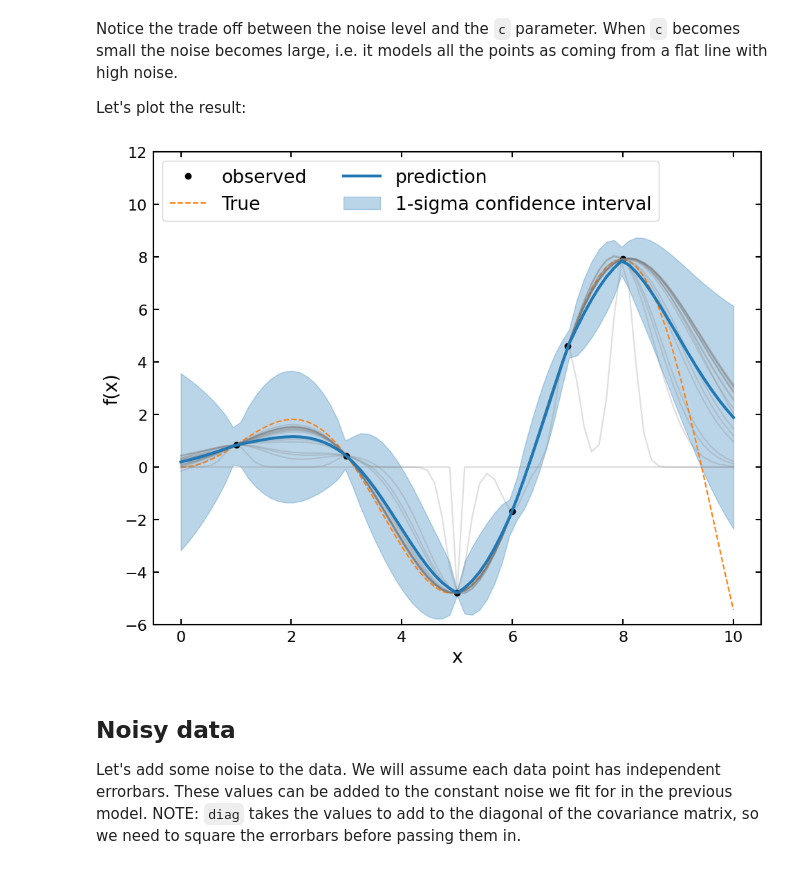
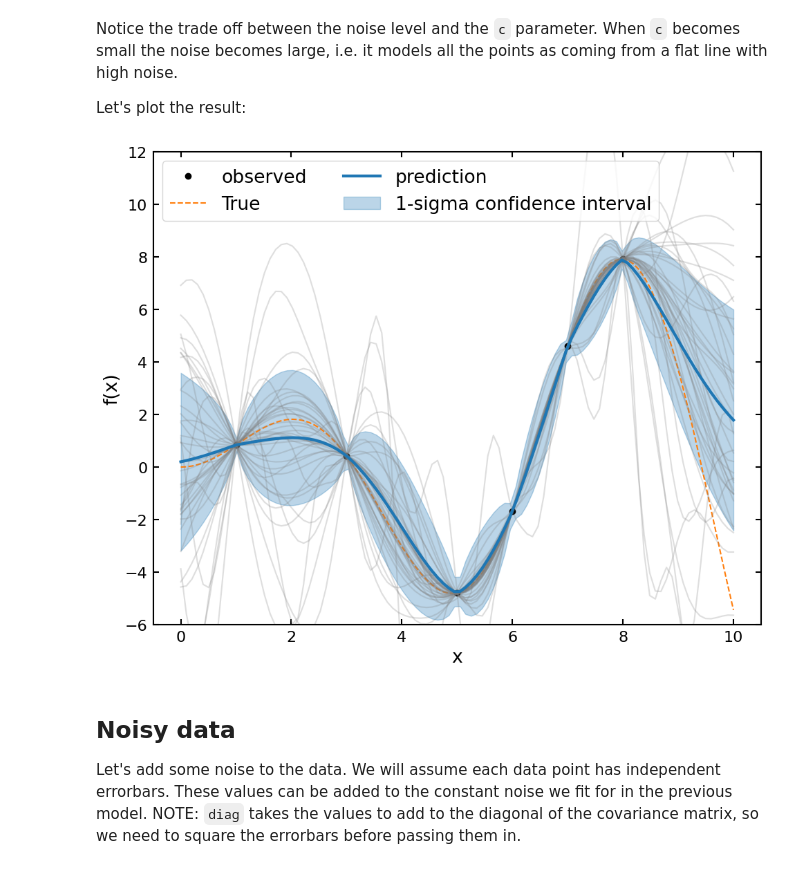
Before and after one commit to CKrawczyk/jupyter_data_languages, a Jupyter notebook: Gaussian_process_regression_numpyro.ipynb, the cells around one changed output. Drawn from its saved outputs; the diff is of its cells as text; code cells hidden in the pictures.

```diff
--- a/Gaussian_process_regression_numpyro.ipynb
+++ b/Gaussian_process_regression_numpyro.ipynb
@@ -27,6 +27,8 @@ from matplotlib import pyplot as plt
 %matplotlib inline
 plt.style.use(mpl_style.style1)
 
+jax.config.update("jax_enable_x64", True)
+numpyro.enable_x64()
 numpyro.set_host_device_count(4)
 # %% [markdown]
 ## The squared exponential covariance (or Radial-basis function or Exponential Quadratic)
@@ -69,5 +71,6 @@ Assume we have some data points, we can use Gaussian process regression to only
 x1 = jnp.array([1, 3, 5, 6, 7, 8])
 y1 = x1 * jnp.sin(x1)
 
-n_new = 75
+n_new = 100
 x_new = np.linspace(0, 10, n_new)
+y_true = x_new * np.sin(x_new)
@@ -73,0 +81,9 @@ x_new = np.linspace(0, 10, n_new)
+# %%
+K = kernels.ExpSquared(scale=h)
+gp = GaussianProcess(K, x1, diag=1e-6)
+
+condition = gp.condition(y1, x_new)
+
+condition_loc = condition.gp.loc
+condition_std = np.sqrt(condition.gp.variance)
+condition_draws = condition.gp.sample(rng_key_, shape=(20,))
@@ -76,7 +140,7 @@ x_new = np.linspace(0, 10, n_new)
 We will define priors for the length scale `h` and the leading scaling coefficient `c`.  We will assume there is a small level of equal but unknown noise associated with each data point.
 # %%
 def model(x, y, x_new=None):
-    noise = numpyro.sample('noise', dist.HalfNormal(0.01))
+    noise = numpyro.sample('noise', dist.HalfCauchy(0.001))
     c = numpyro.sample('c', dist.HalfNormal(5.0))
     h = numpyro.sample('h', dist.HalfNormal(1.0))
 
@@ -90,6 +154,7 @@ def model(x, y, x_new=None):
         condition = gp.condition(y, x_new)
         numpyro.deterministic('pred_loc', condition.gp.loc)
         numpyro.deterministic('pred_var', condition.gp.variance)
+        numpyro.deterministic('pred_draw', condition.gp.sample(rng_key_, shape=(100,)))
 
 numpyro.render_model(model, model_args=(x1, y1), model_kwargs={'x_new': x_new}, render_distributions=True)
 # %% [output]
@@ -148,13 +217,17 @@ Let's plot the result:
 # %%
 pred_loc = traces.posterior.pred_loc.mean(dim=['chain', 'draw']).data
 pred_std = np.sqrt(traces.posterior.pred_var.mean(dim=['chain', 'draw']).data)
+pred_draw = traces.posterior.pred_draw.data.reshape(-1, x_new.shape[0])
+
+rng_key, rng_key_ = jax.random.split(rng_key)
+idx = jax.random.randint(rng_key_, shape=(20,), minval=0, maxval=len(pred_draw))
 
 plt.figure(2, figsize=(10, 8))
 plt.plot(x1, y1, 'ok', label='observed')
 
 plt.plot(
     x_new,
-    x_new * np.sin(x_new),
+    y_true,
     '--',
     color='C1',
     label='True'
@@ -166,35 +239,35 @@ plt.plot(
     color='C0',
     lw=3,
     zorder=3,
     label='prediction'
 )
 
 # plot 95% best fit region
 plt.fill_between(
     x_new,
     pred_loc - pred_std,
     pred_loc + pred_std,
     color='C0',
     alpha=0.3,
     zorder=1,
     label='1-sigma confidence interval'
 )
 
 plt.plot(
     x_new,
-    traces.posterior.pred_loc.data.reshape(-1, x_new.shape[0])[::400].T,
+    pred_draw[idx].T,
     alpha=0.25,
     color='C7'
 );
 
 # labels and legend
 plt.xlabel('x')
 plt.ylabel('f(x)')
 plt.ylim(-6, 12)
 plt.legend(loc='upper left', ncol=2)
 plt.tight_layout();
 # %% [output]
-[figure, old version]
+[figure, new version]
 # %% [markdown]
 ## Noisy data
 Let's add some noise to the data.  We will assume each data point has independent errorbars.  These values can be added to the constant noise we fit for in the previous model.  NOTE: `diag` takes the values to add to the diagonal of the covariance matrix, so we need to square the errorbars before passing them in.
```
Also changed, not shown: parts of 13 cells of this notebook.
